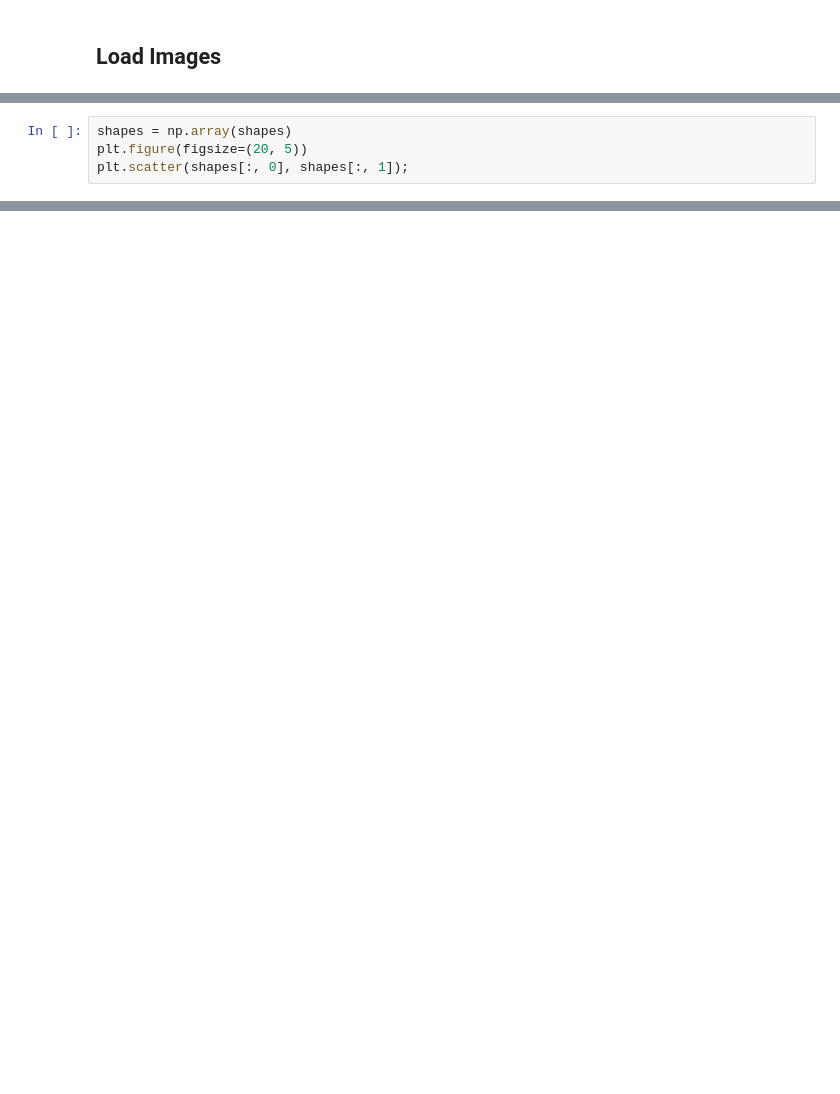
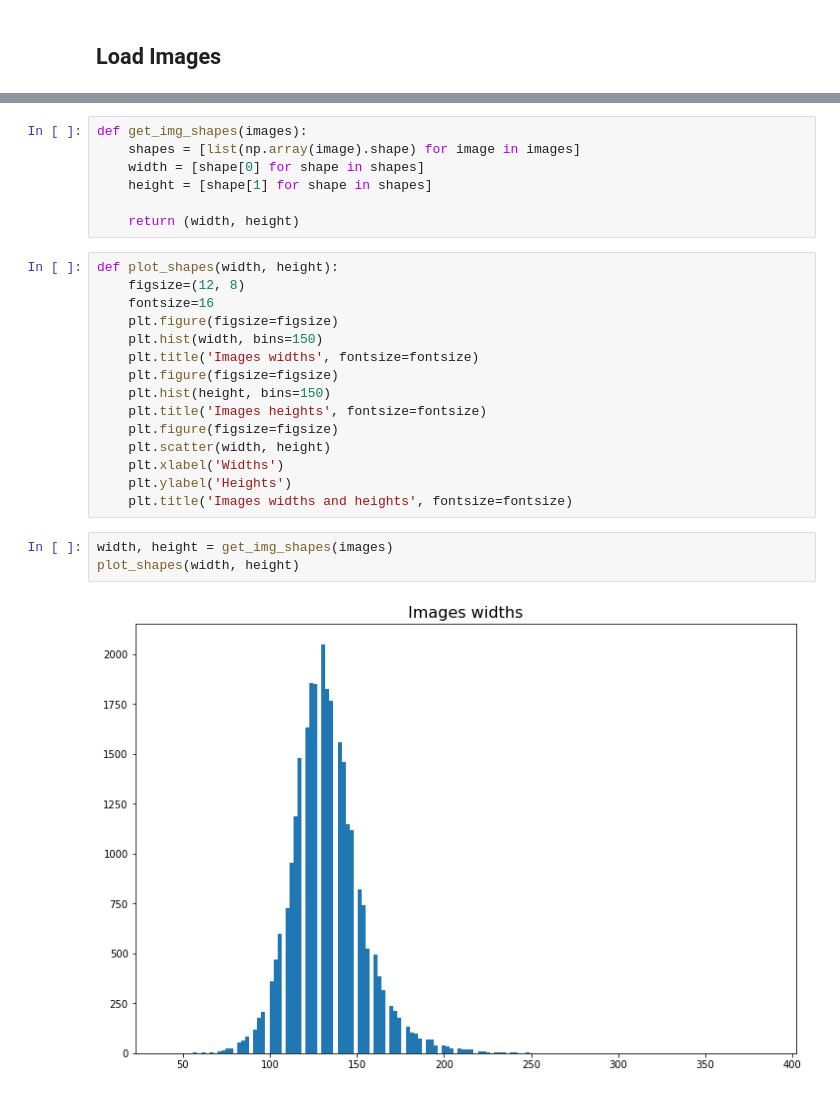
Before and after one commit to marcinsola/malaria-detection, a Jupyter notebook: malaria.ipynb, the cells around one changed output, grey strips where cells are left out. Drawn from its saved outputs; the diff is of its cells as text; blank space fills up the shorter version.

Commit message:
Shape normalization & data augmentation

```diff
--- a/malaria.ipynb
+++ b/malaria.ipynb
@@ -32,4 +26,0 @@ TypeError: unhashable type: 'numpy.ndarray'
-# %%
-shapes = np.array(shapes)
-plt.figure(figsize=(20, 5))
-plt.scatter(shapes[:, 0], shapes[:, 1]);
@@ -48,0 +70,27 @@ plt.scatter(un_shapes[:, 0], un_shapes[:, 1]);
+# %%
+def get_img_shapes(images):
+    shapes = [list(np.array(image).shape) for image in images]
+    width = [shape[0] for shape in shapes]
+    height = [shape[1] for shape in shapes]
+
+    return (width, height)
+# %%
+def plot_shapes(width, height):
+    figsize=(12, 8)
+    fontsize=16
+    plt.figure(figsize=figsize)
+    plt.hist(width, bins=150)
+    plt.title('Images widths', fontsize=fontsize)
+    plt.figure(figsize=figsize)
+    plt.hist(height, bins=150)
+    plt.title('Images heights', fontsize=fontsize)
+    plt.figure(figsize=figsize)
+    plt.scatter(width, height)
+    plt.xlabel('Widths')
+    plt.ylabel('Heights')
+    plt.title('Images widths and heights', fontsize=fontsize)
+# %%
+width, height = get_img_shapes(images)
+plot_shapes(width, height)
+# %% [output]
+[figure, added]
```
Also changed, not shown: parts of 30 cells of this notebook.
